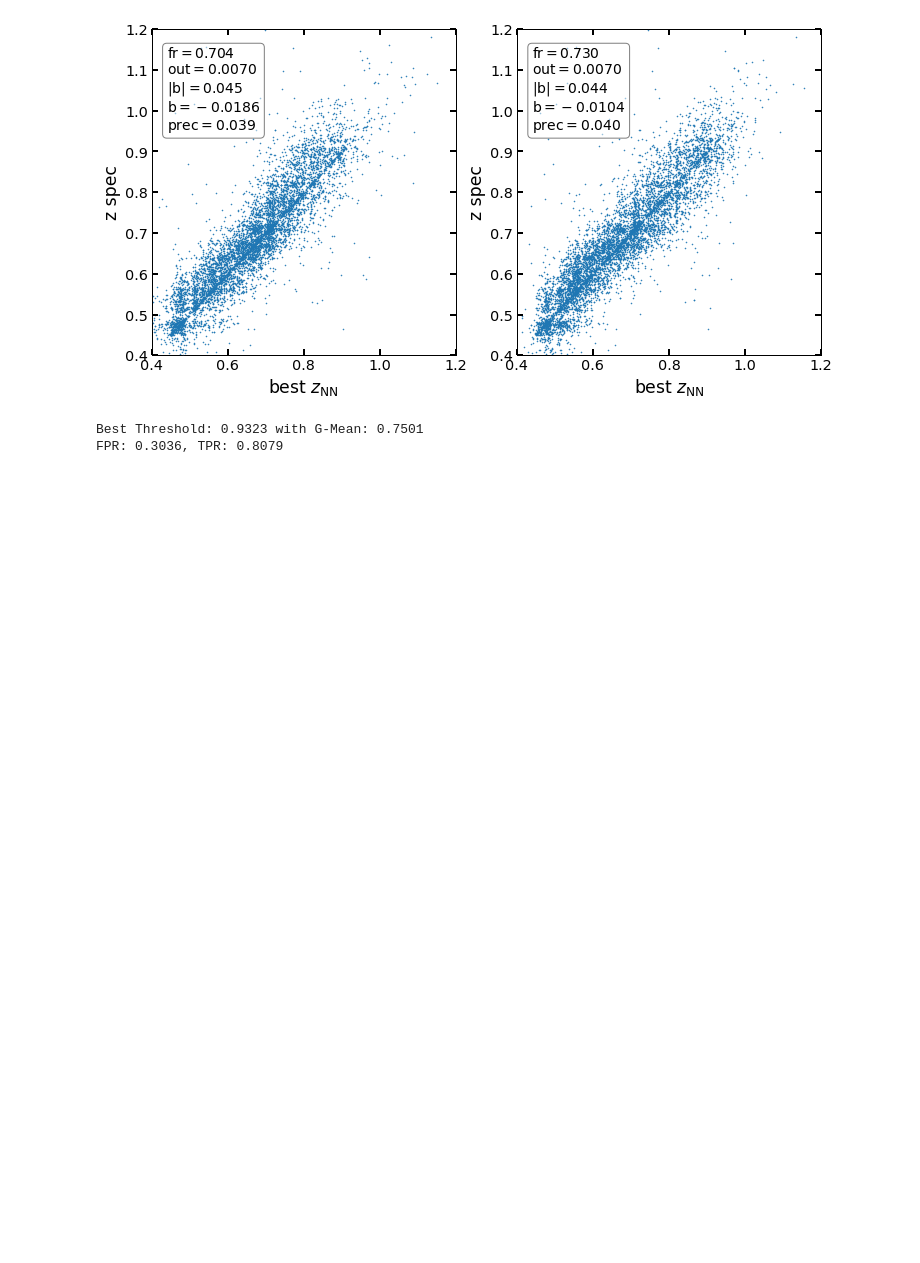
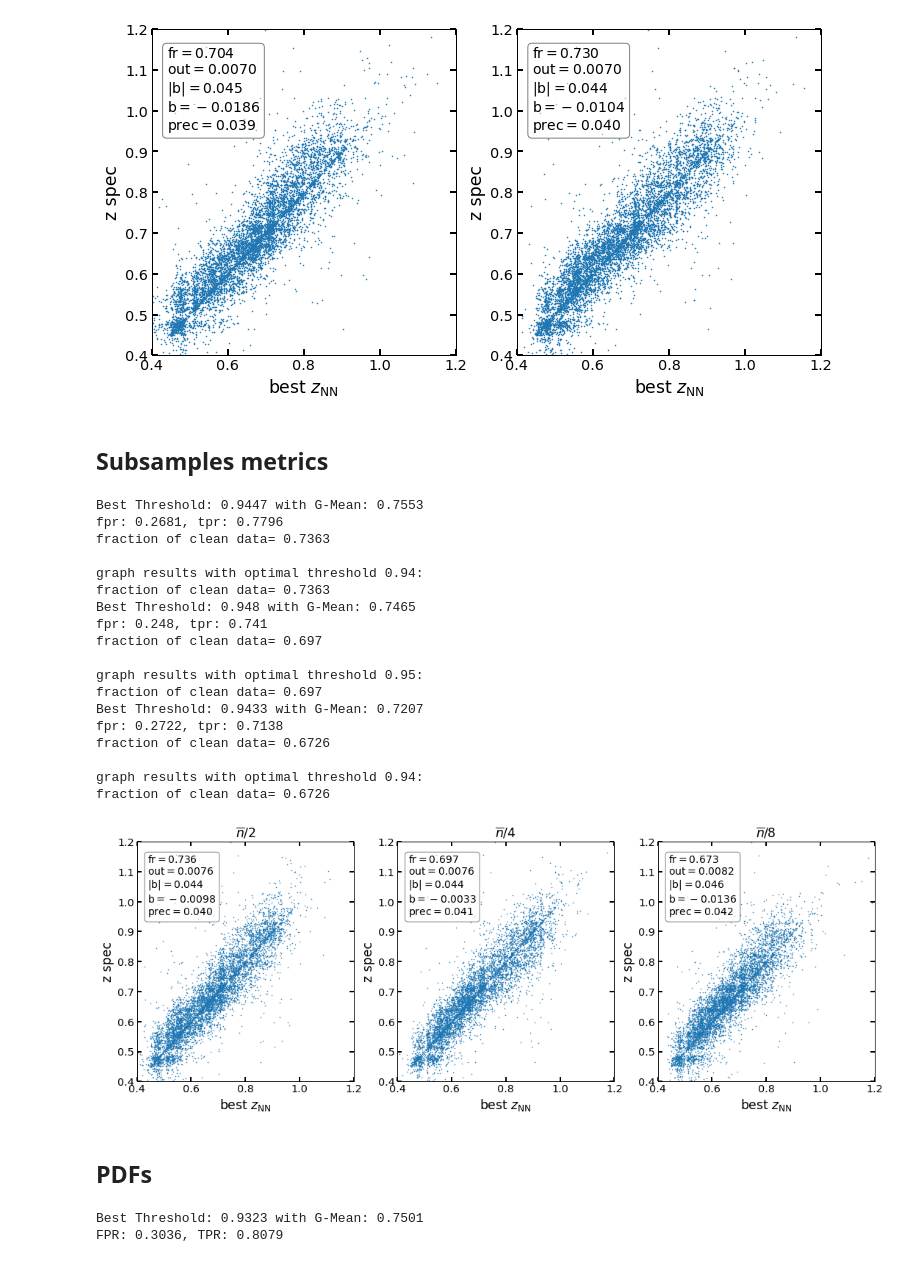
Before and after one commit to tos-1/NezNet, a Jupyter notebook: PlotNezNet.ipynb, the cells around one changed output. Drawn from its saved outputs; the diff is of its cells as text; code cells hidden in the pictures; blank space fills up the shorter version.

Commit message:
plotting metrics of subsamples

```diff
--- a/PlotNezNet.ipynb
+++ b/PlotNezNet.ipynb
@@ -334,6 +375,40 @@ fraction of clean data= 0.7299
 graph results with optimal threshold 0.94:
 fraction of clean data= 0.7299
 [figure]
+# %% [markdown]
+## Subsamples metrics
+# %%
+files = [ '/content/drive/MyDrive/GraphoVerse/NezNet/data/test_sb2_bs32_nt15000_lr0.001_nbr30_Dz0.08.npy',
+ '/content/drive/MyDrive/GraphoVerse/NezNet/data/test_sb4_bs32_nt8659_lr0.001_nbr30_Dz0.08.npy',
+ '/content/drive/MyDrive/GraphoVerse/NezNet/data/test_sb8_bs32_nt4329_lr0.001_nbr30_Dz0.08.npy']
+
+titles = [r'$\overline{n}/2$',
+        r'$\overline{n}/4$',
+        r'$\overline{n}/8$']
+
+plot_results_compare(size_te, *files, titles=titles, saveto='/content/drive/MyDrive/GraphoVerse/NezNet/images/subsample_metrics.png')
+# %% [output]
+Best Threshold: 0.9447 with G-Mean: 0.7553
+fpr: 0.2681, tpr: 0.7796
+fraction of clean data= 0.7363
+
+graph results with optimal threshold 0.94:
+fraction of clean data= 0.7363
+Best Threshold: 0.948 with G-Mean: 0.7465
+fpr: 0.248, tpr: 0.741
+fraction of clean data= 0.697
+
+graph results with optimal threshold 0.95:
+fraction of clean data= 0.697
+Best Threshold: 0.9433 with G-Mean: 0.7207
+fpr: 0.2722, tpr: 0.7138
+fraction of clean data= 0.6726
+
+graph results with optimal threshold 0.94:
+fraction of clean data= 0.6726
+[figure, added]
+# %% [markdown]
+## PDFs
 # %%
 files = [
  '/content/drive/MyDrive/GraphoVerse/NezNet/data/test_dense_bs32_nt15000_lr0.001_nbr30_Dz0.08.npy',
```
Also changed, not shown: parts of 6 cells of this notebook.
